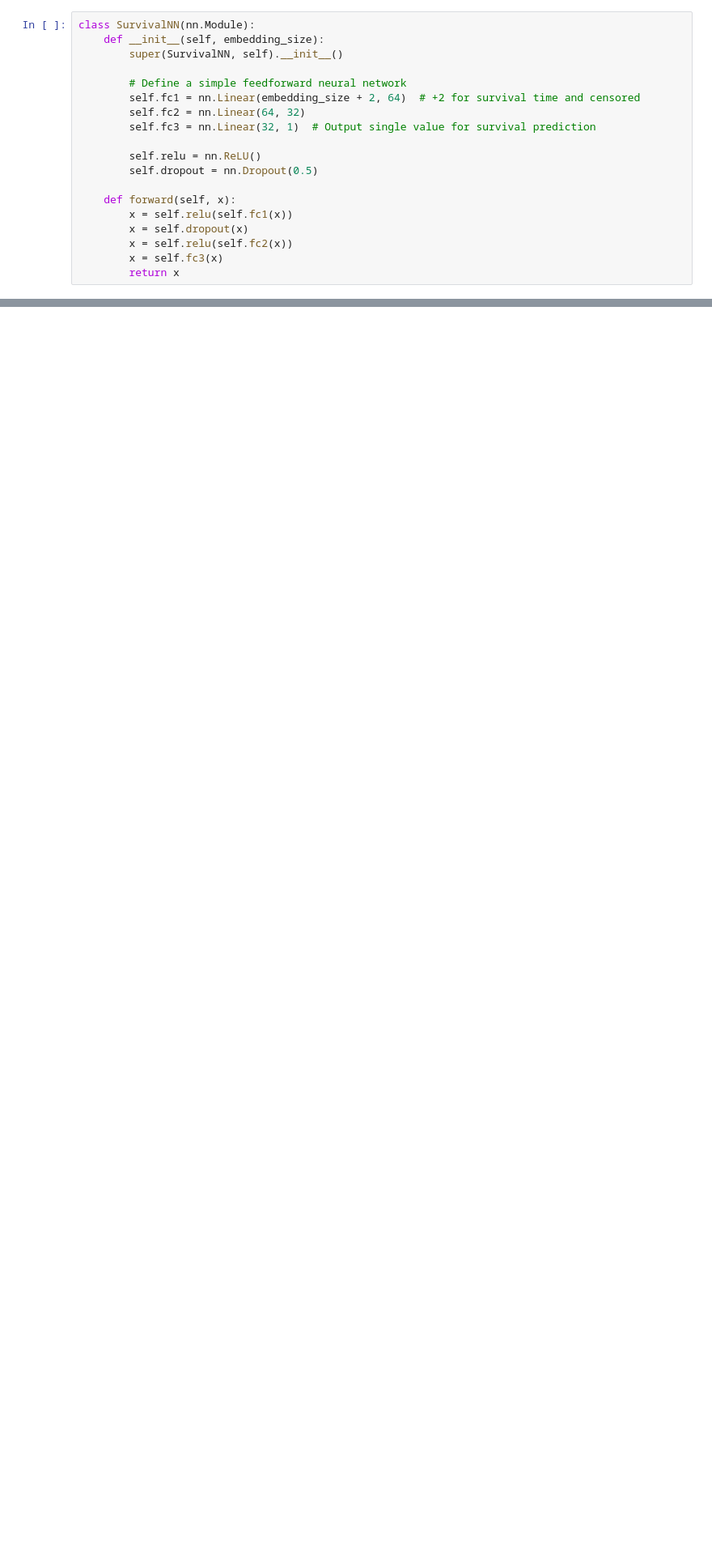
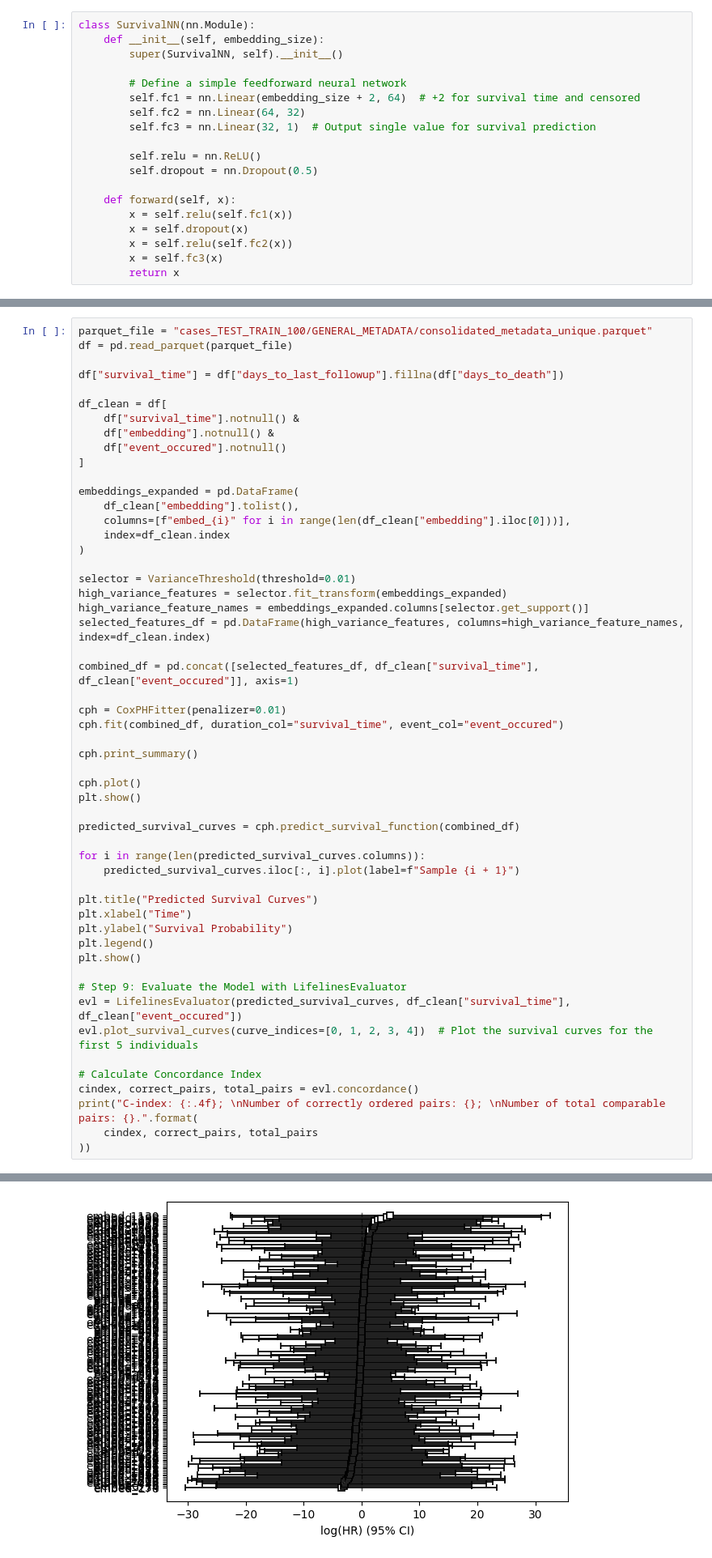
Before and after one commit to Dave25639/CSCE_491H, a Jupyter notebook: train.ipynb, the cells around one changed output, grey strips where cells are left out. Shown: that part at 81% size. Cells and saved outputs as stored; diff of their text form; blank space fills up the shorter version.

```diff
--- a/train.ipynb
+++ b/train.ipynb
@@ -166,0 +405,54 @@ Epoch [10/10], Loss: 58.3828
+# %%
+parquet_file = "cases_TEST_TRAIN_100/GENERAL_METADATA/consolidated_metadata_unique.parquet"
+df = pd.read_parquet(parquet_file)
+
+df["survival_time"] = df["days_to_last_followup"].fillna(df["days_to_death"])
+
+df_clean = df[
+    df["survival_time"].notnull() &
+    df["embedding"].notnull() &
+    df["event_occured"].notnull()
+]
+
+embeddings_expanded = pd.DataFrame(
+    df_clean["embedding"].tolist(),
+    columns=[f"embed_{i}" for i in range(len(df_clean["embedding"].iloc[0]))],
+    index=df_clean.index
+)
+
+selector = VarianceThreshold(threshold=0.01)
+high_variance_features = selector.fit_transform(embeddings_expanded)
+high_variance_feature_names = embeddings_expanded.columns[selector.get_support()]
+selected_features_df = pd.DataFrame(high_variance_features, columns=high_variance_feature_names, index=df_clean.index)
+
+combined_df = pd.concat([selected_features_df, df_clean["survival_time"], df_clean["event_occured"]], axis=1)
+
+cph = CoxPHFitter(penalizer=0.01)
+cph.fit(combined_df, duration_col="survival_time", event_col="event_occured")
+
+cph.print_summary()
+
+cph.plot()
+plt.show()
+
+predicted_survival_curves = cph.predict_survival_function(combined_df)
+
+for i in range(len(predicted_survival_curves.columns)):
+    predicted_survival_curves.iloc[:, i].plot(label=f"Sample {i + 1}")
+
+plt.title("Predicted Survival Curves")
+plt.xlabel("Time")
+plt.ylabel("Survival Probability")
+plt.legend()
+plt.show()
+
+# Step 9: Evaluate the Model with LifelinesEvaluator
+evl = LifelinesEvaluator(predicted_survival_curves, df_clean["survival_time"], df_clean["event_occured"])
+evl.plot_survival_curves(curve_indices=[0, 1, 2, 3, 4])  # Plot the survival curves for the first 5 individuals
+
+# Calculate Concordance Index
+cindex, correct_pairs, total_pairs = evl.concordance()
+print("C-index: {:.4f}; \nNumber of correctly ordered pairs: {}; \nNumber of total comparable pairs: {}.".format(
+    cindex, correct_pairs, total_pairs
+))
+# %% [output]
@@ -166,0 +491 @@ Epoch [10/10], Loss: 58.3828
+[figure, added]
```
Also changed, not shown: parts of 9 cells of this notebook, 3 other files.
